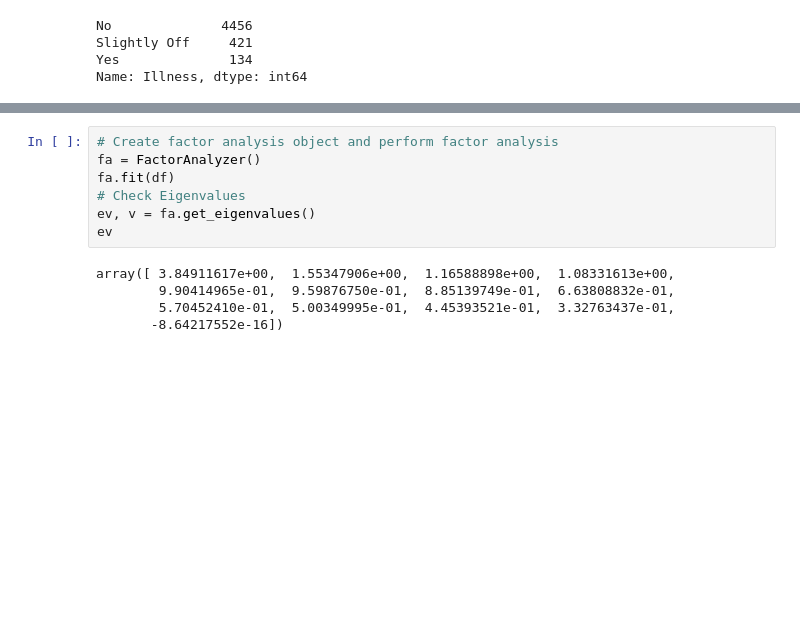
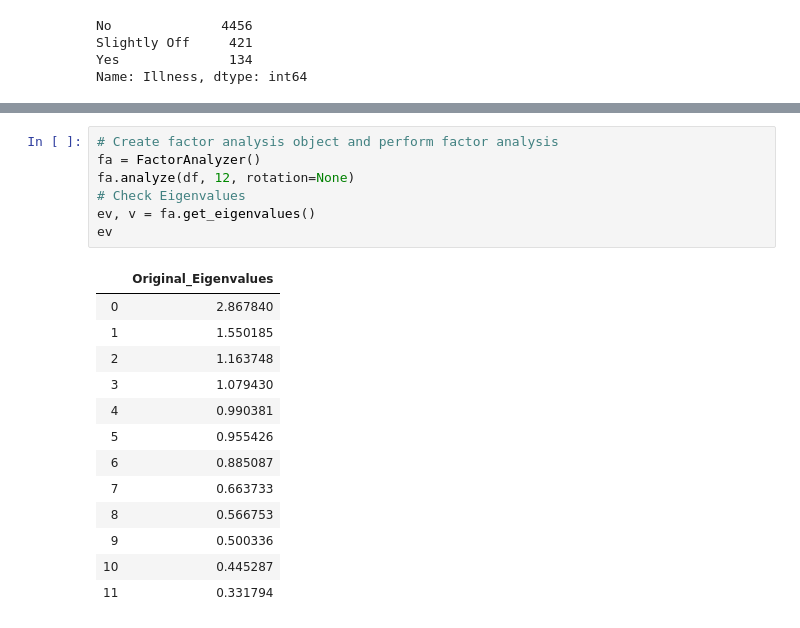
Before and after one commit to Sangha05/sta2453_project1, a Jupyter notebook: WellnessMeasure.ipynb, the cells around one changed output, grey strips where cells are left out. Cells and saved outputs as stored; diff of their text form; blank space fills up the shorter version.

```diff
--- a/WellnessMeasure.ipynb
+++ b/WellnessMeasure.ipynb
@@ -177,15 +159,24 @@ nan
 # %%
 # Create factor analysis object and perform factor analysis
 fa = FactorAnalyzer()
-fa.fit(df)
+fa.analyze(df, 12, rotation=None)
 # Check Eigenvalues
 ev, v = fa.get_eigenvalues()
 ev
 # %% [output]
-array([ 3.84911617e+00,  1.55347906e+00,  1.16588898e+00,  1.08331613e+00,
-        9.90414965e-01,  9.59876750e-01,  8.85139749e-01,  6.63808832e-01,
-        5.70452410e-01,  5.00349995e-01,  4.45393521e-01,  3.32763437e-01,
-       -8.64217552e-16])
+|  | Original_Eigenvalues |
+| 0 | 2.867840 |
+| 1 | 1.550185 |
+| 2 | 1.163748 |
+| 3 | 1.079430 |
+| 4 | 0.990381 |
+| 5 | 0.955426 |
+| 6 | 0.885087 |
+| 7 | 0.663733 |
+| 8 | 0.566753 |
+| 9 | 0.500336 |
+| 10 | 0.445287 |
+| 11 | 0.331794 |
 # %%
 # Create scree plot using matplotlib
 plt.scatter(range(1,df.shape[1]+1),ev)
```
Also changed, not shown: parts of 9 cells of this notebook.
